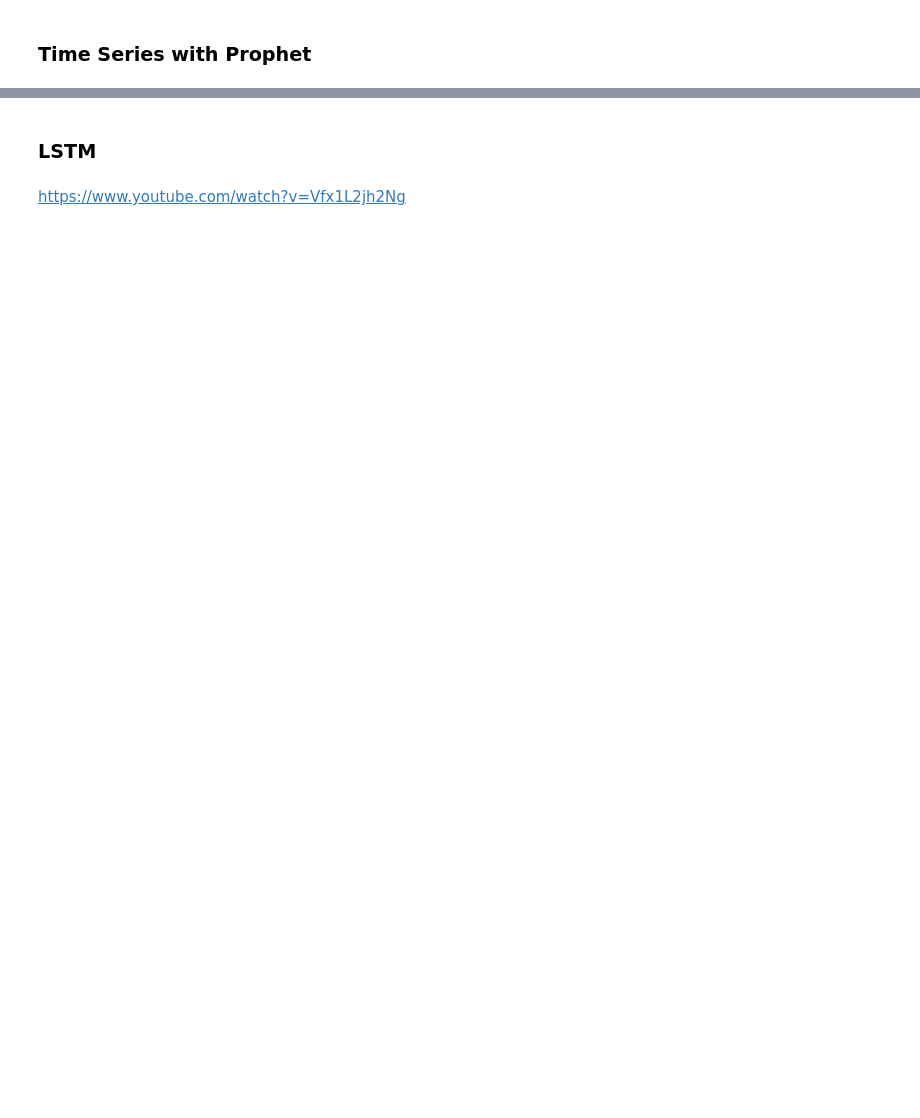
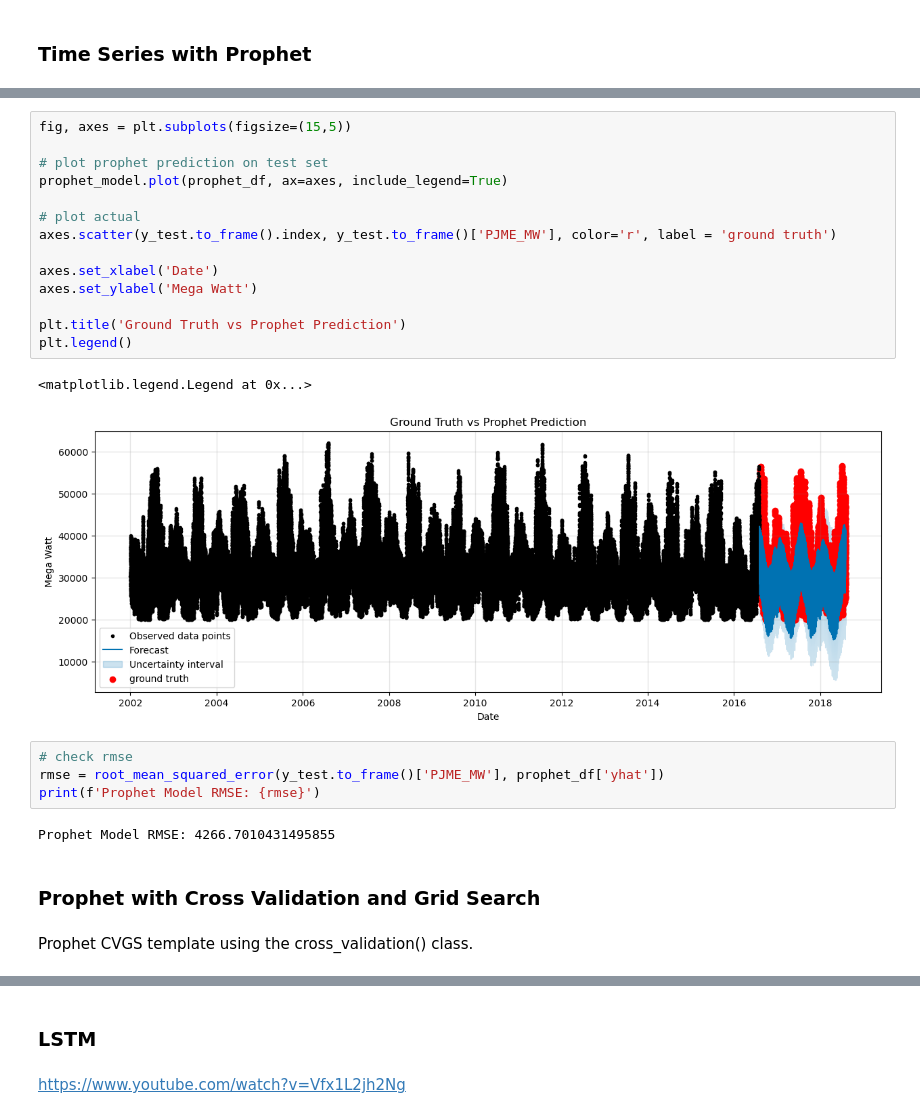
Before and after one commit to xKHGx/Compilation-of-Time-Series-models, a Jupyter notebook: Compliation-of-Time-Series-models.ipynb, the cells around one changed output, grey strips where cells are left out. Drawn from its saved outputs; the diff is of its cells as text; blank space fills up the shorter version.

```diff
--- a/Compliation-of-Time-Series-models.ipynb
+++ b/Compliation-of-Time-Series-models.ipynb
@@ -939,0 +1008,27 @@ xgb_best.save_model('xgb_model.json')
+# %%
+fig, axes = plt.subplots(figsize=(15,5))
+
+# plot prophet prediction on test set
+prophet_model.plot(prophet_df, ax=axes, include_legend=True)
+
+# plot actual
+axes.scatter(y_test.to_frame().index, y_test.to_frame()['PJME_MW'], color='r', label = 'ground truth')
+
+axes.set_xlabel('Date')
+axes.set_ylabel('Mega Watt')
+
+plt.title('Ground Truth vs Prophet Prediction')
+plt.legend()
+# %% [output]
+<matplotlib.legend.Legend at 0x...>
+[figure, added]
+# %%
+# check rmse
+rmse = root_mean_squared_error(y_test.to_frame()['PJME_MW'], prophet_df['yhat'])
+print(f'Prophet Model RMSE: {rmse}')
+# %% [output]
+Prophet Model RMSE: 4266.7010431495855
+# %% [markdown]
+### Prophet with Cross Validation and Grid Search
+# %% [markdown]
+Prophet CVGS template using the cross_validation() class.
```
Also changed, not shown: parts of 43 cells of this notebook.
